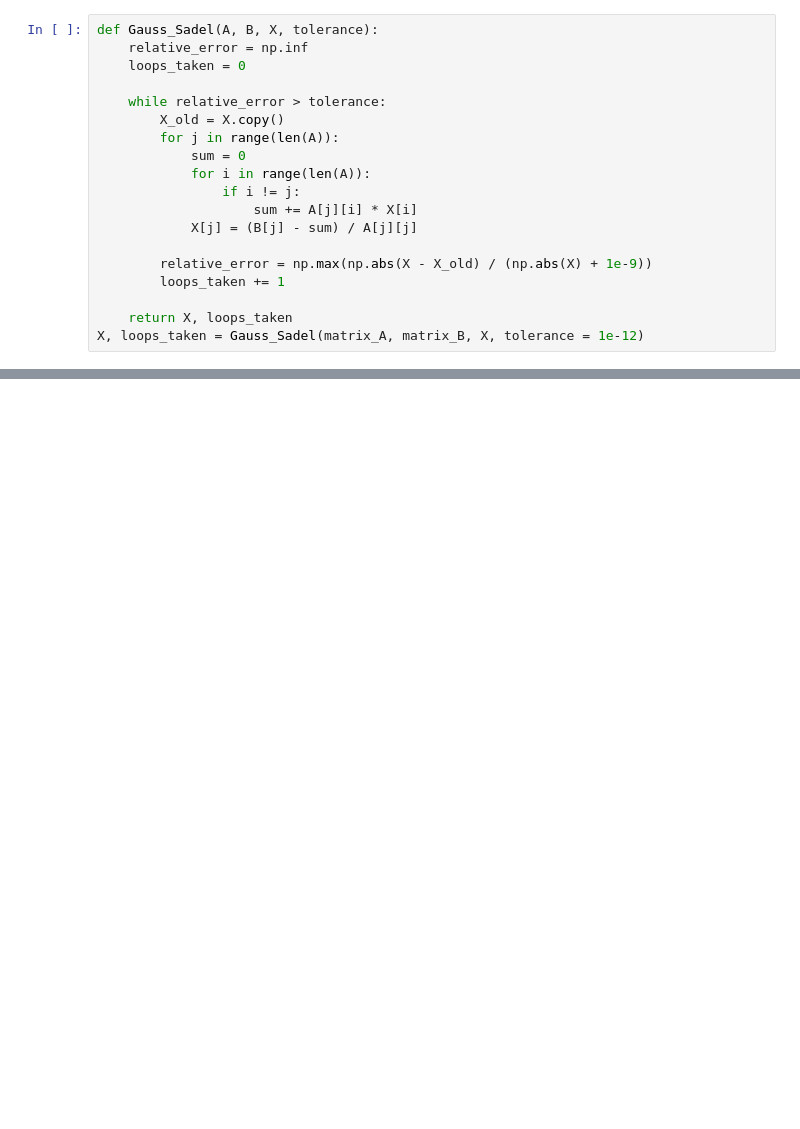
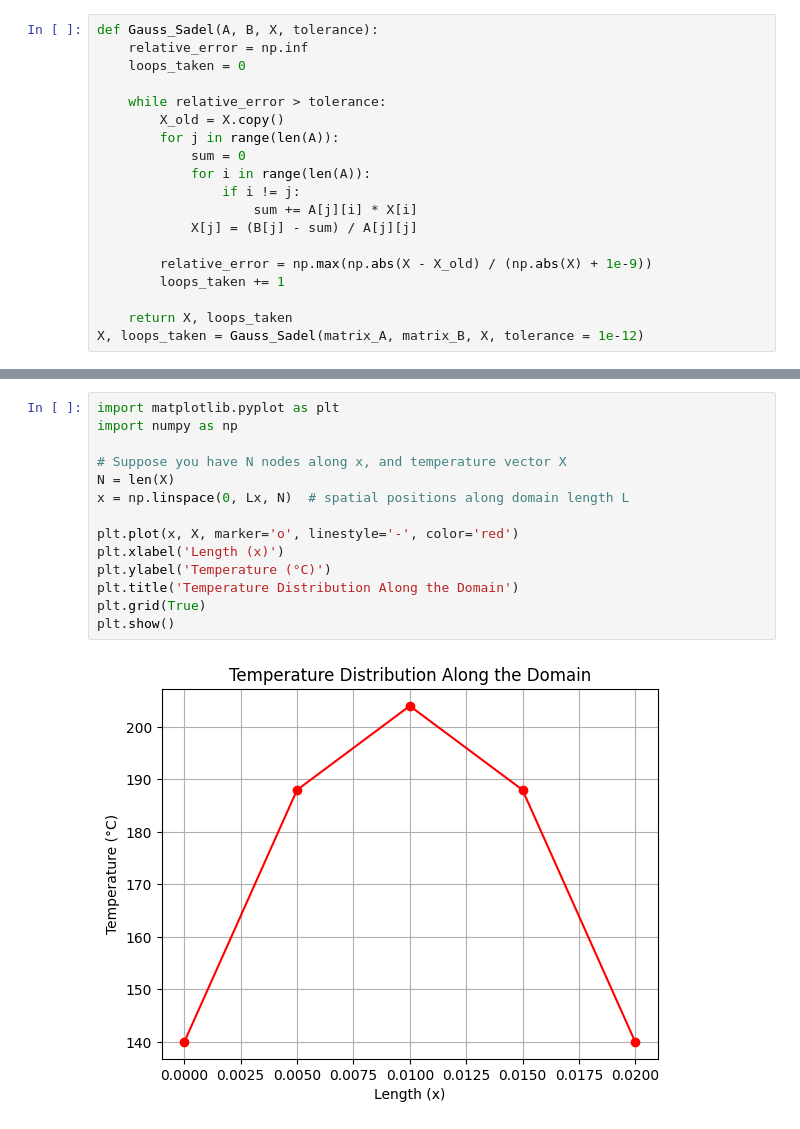
Before and after one commit to Mafaz03/Computational-Fluid-Dynamics, a Jupyter notebook: 1D_Diffusion_problem_2.ipynb, the cells around one changed output, grey strips where cells are left out. Drawn from its saved outputs; the diff is of its cells as text; blank space fills up the shorter version.

```diff
--- a/1D_Diffusion_problem_2.ipynb
+++ b/1D_Diffusion_problem_2.ipynb
@@ -182,0 +182,16 @@ plt.plot(np.cumsum(node_lengths), X, marker='o')
+# %%
+import matplotlib.pyplot as plt
+import numpy as np
+
+# Suppose you have N nodes along x, and temperature vector X
+N = len(X)
+x = np.linspace(0, Lx, N)  # spatial positions along domain length L
+
+plt.plot(x, X, marker='o', linestyle='-', color='red')
+plt.xlabel('Length (x)')
+plt.ylabel('Temperature (°C)')
+plt.title('Temperature Distribution Along the Domain')
+plt.grid(True)
+plt.show()
+# %% [output]
+[figure, added]
```
Also changed, not shown: parts of 10 cells of this notebook.
